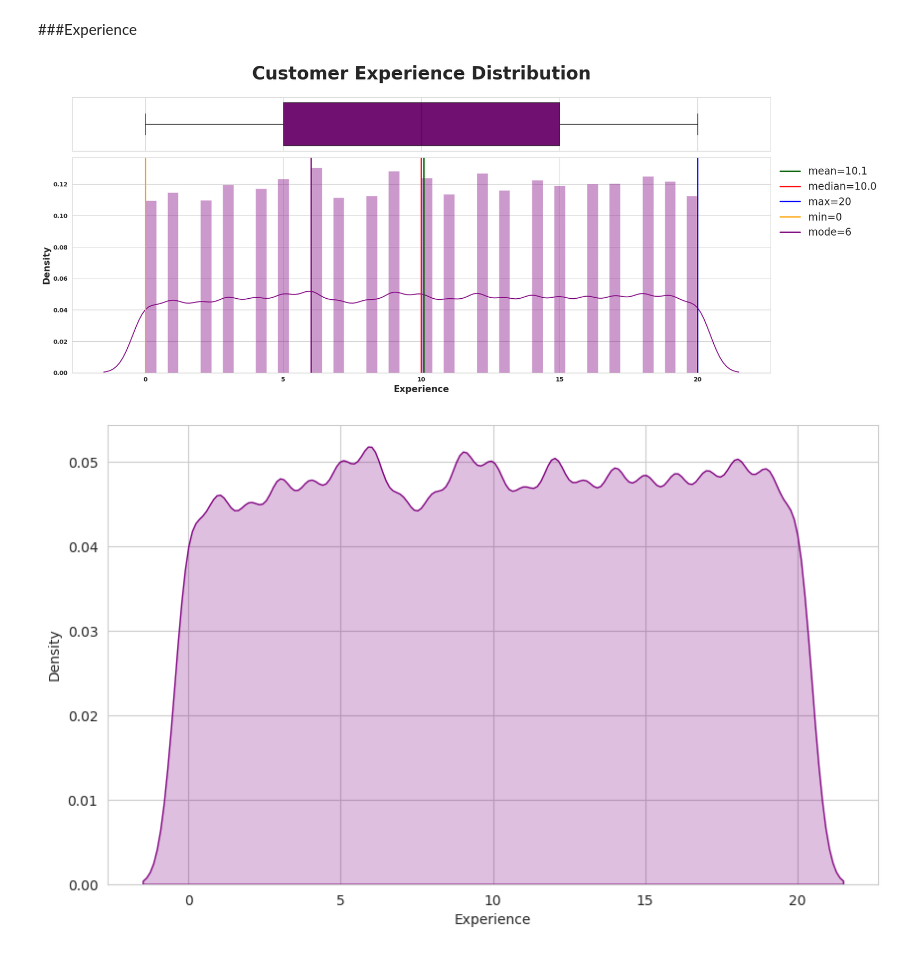
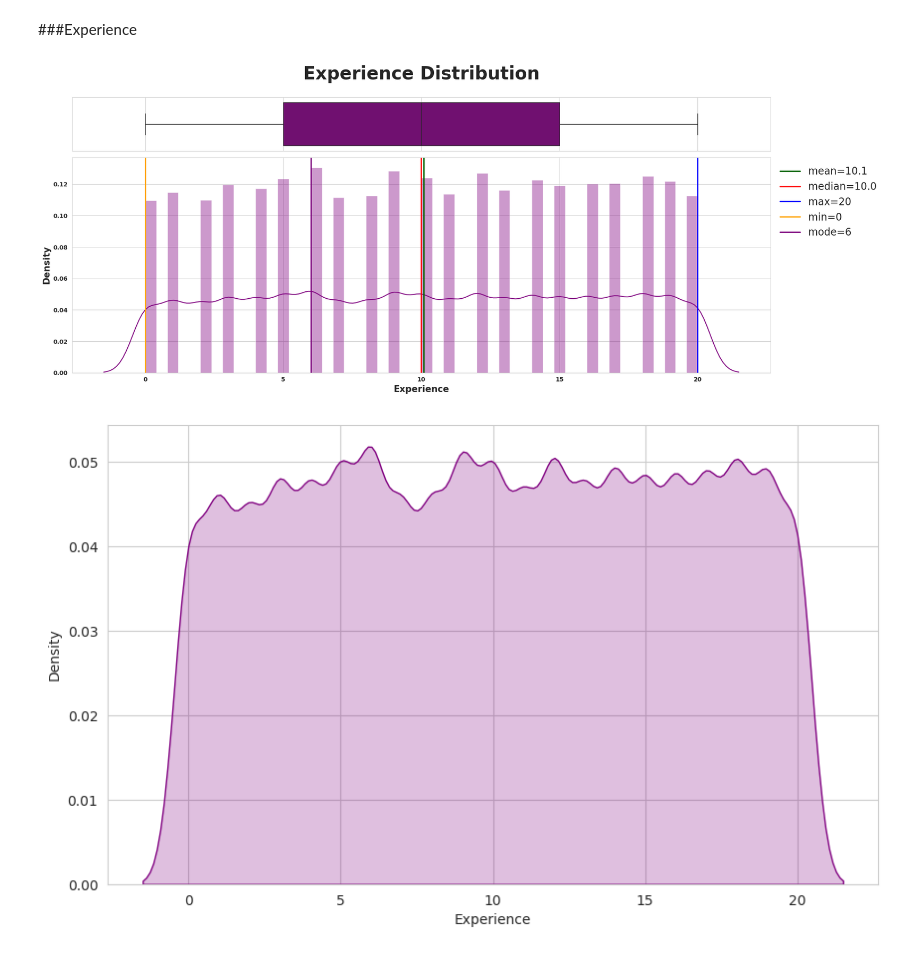
Before and after one commit to sina-salmanpour/Loan_Defaults_prediction, a Jupyter notebook: Loan_Defaults.ipynb, the cells around one changed output. Drawn from its saved outputs; the diff is of its cells as text; code cells hidden in the pictures.

```diff
--- a/Loan_Defaults.ipynb
+++ b/Loan_Defaults.ipynb
@@ -270,10 +269,10 @@ sns.kdeplot(df.Age, color='red',shade=True);
 ###Experience
 # %%
 numerical_plotting(data=df, col="Experience",
-                   title="Customer Experience Distribution",
+                   title="Experience Distribution",
                    symb=" ", ylabel="Density", color="purple");
 # %% [output]
-[figure, old version]
+[figure, new version]
 # %%
 sns.kdeplot(df.Experience, color='purple',shade=True);
 # %% [output]
```
Also changed, not shown: parts of 14 cells of this notebook.
